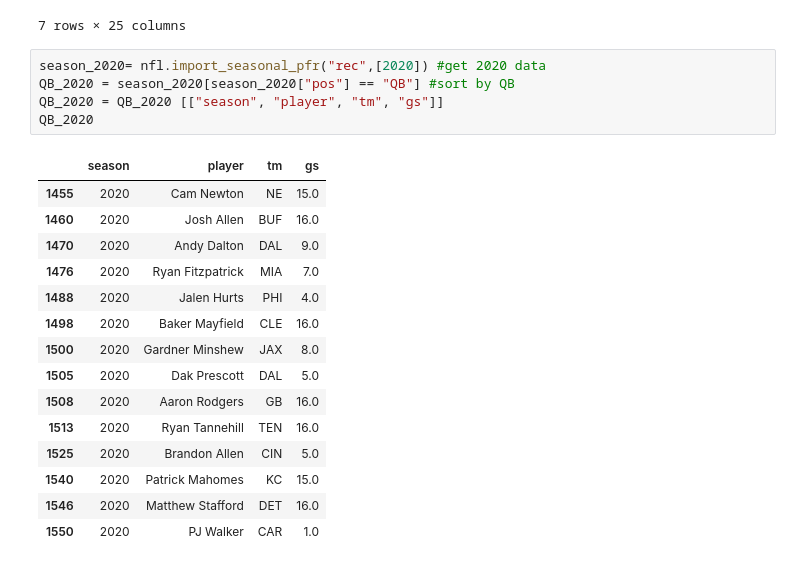
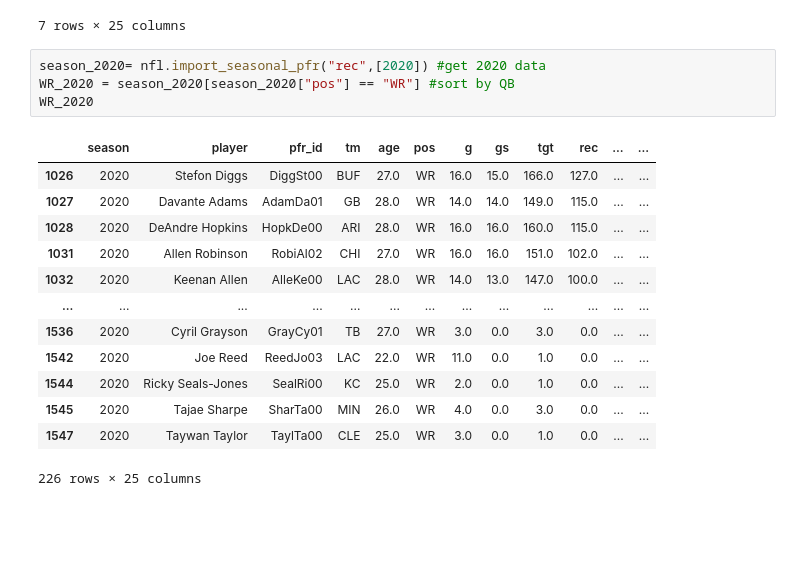
Before and after one commit to connor-pickett/2025_FinalProject_Ctrl-Alt-Defeat, a Jupyter notebook: Kenadi_Code.ipynb, the cells around one changed output. Cells and saved outputs as stored; diff of their text form; blank space fills up the shorter version.

```diff
--- a/Kenadi_Code.ipynb
+++ b/Kenadi_Code.ipynb
@@ -535,22 +549,19 @@ QB_2019
 7 rows × 25 columns
 # %%
 season_2020= nfl.import_seasonal_pfr("rec",[2020]) #get 2020 data
-QB_2020 = season_2020[season_2020["pos"] == "QB"] #sort by QB
-QB_2020 = QB_2020 [["season", "player", "tm", "gs"]]
-QB_2020
+WR_2020 = season_2020[season_2020["pos"] == "WR"] #sort by QB
+WR_2020
 # %% [output]
-|  | season | player | tm | gs |
-| 1455 | 2020 | Cam Newton | NE | 15.0 |
-| 1460 | 2020 | Josh Allen | BUF | 16.0 |
-| 1470 | 2020 | Andy Dalton | DAL | 9.0 |
-| 1476 | 2020 | Ryan Fitzpatrick | MIA | 7.0 |
-| 1488 | 2020 | Jalen Hurts | PHI | 4.0 |
-| 1498 | 2020 | Baker Mayfield | CLE | 16.0 |
-| 1500 | 2020 | Gardner Minshew | JAX | 8.0 |
-| 1505 | 2020 | Dak Prescott | DAL | 5.0 |
-| 1508 | 2020 | Aaron Rodgers | GB | 16.0 |
-| 1513 | 2020 | Ryan Tannehill | TEN | 16.0 |
-| 1525 | 2020 | Brandon Allen | CIN | 5.0 |
-| 1540 | 2020 | Patrick Mahomes | KC | 15.0 |
-| 1546 | 2020 | Matthew Stafford | DET | 16.0 |
-| 1550 | 2020 | PJ Walker | CAR | 1.0 |
+|  | season | player | pfr_id | tm | age | pos | g | gs | tgt | rec | ... | ... |
+| 1026 | 2020 | Stefon Diggs | DiggSt00 | BUF | 27.0 | WR | 16.0 | 15.0 | 166.0 | 127.0 | ... | ... |
+| 1027 | 2020 | Davante Adams | AdamDa01 | GB | 28.0 | WR | 14.0 | 14.0 | 149.0 | 115.0 | ... | ... |
+| 1028 | 2020 | DeAndre Hopkins | HopkDe00 | ARI | 28.0 | WR | 16.0 | 16.0 | 160.0 | 115.0 | ... | ... |
+| 1031 | 2020 | Allen Robinson | RobiAl02 | CHI | 27.0 | WR | 16.0 | 16.0 | 151.0 | 102.0 | ... | ... |
+| 1032 | 2020 | Keenan Allen | AlleKe00 | LAC | 28.0 | WR | 14.0 | 13.0 | 147.0 | 100.0 | ... | ... |
+| ... | ... | ... | ... | ... | ... | ... | ... | ... | ... | ... | ... | ... |
+| 1536 | 2020 | Cyril Grayson | GrayCy01 | TB | 27.0 | WR | 3.0 | 0.0 | 3.0 | 0.0 | ... | ... |
+| 1542 | 2020 | Joe Reed | ReedJo03 | LAC | 22.0 | WR | 11.0 | 0.0 | 1.0 | 0.0 | ... | ... |
+| 1544 | 2020 | Ricky Seals-Jones | SealRi00 | KC | 25.0 | WR | 2.0 | 0.0 | 1.0 | 0.0 | ... | ... |
+| 1545 | 2020 | Tajae Sharpe | SharTa00 | MIN | 26.0 | WR | 4.0 | 0.0 | 3.0 | 0.0 | ... | ... |
+| 1547 | 2020 | Taywan Taylor | TaylTa00 | CLE | 25.0 | WR | 3.0 | 0.0 | 1.0 | 0.0 | ... | ... |
+226 rows × 25 columns
```
Also changed, not shown: parts of 1 cell of this notebook, 1 other file.
